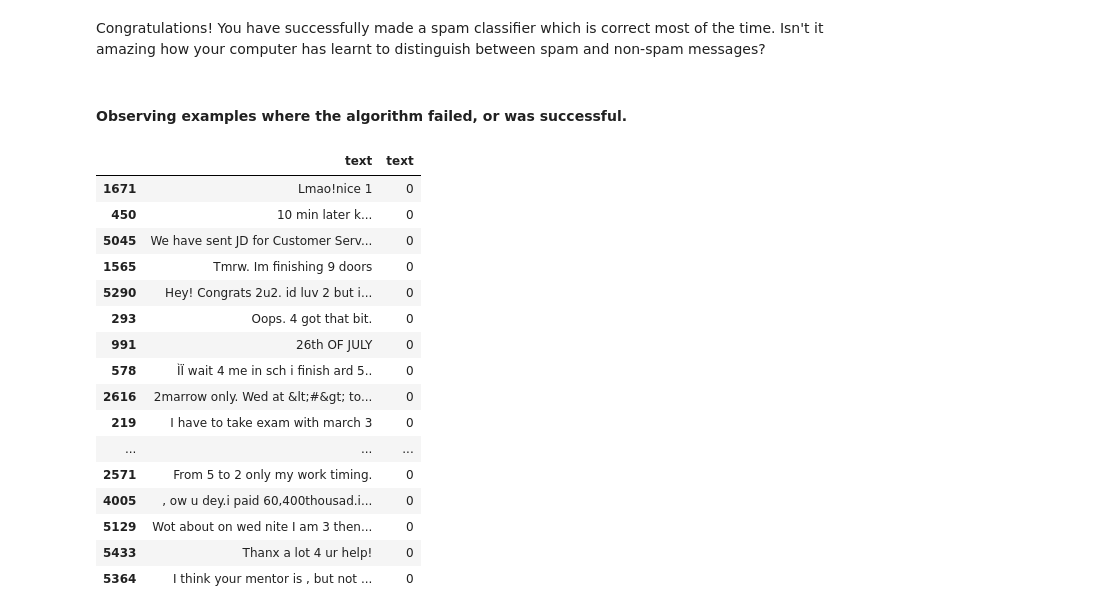
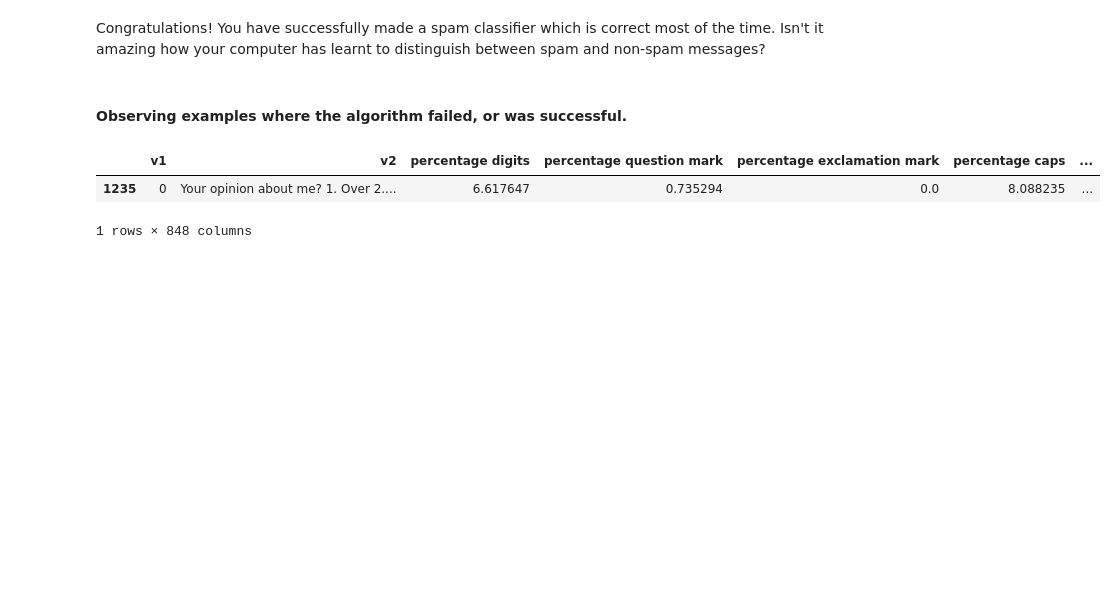
Before and after one commit to COPS-IITBHU/mlss18-assignment2, a Jupyter notebook: Assingment 2.ipynb, the cells around one changed output. Saved outputs shown, nothing was run; the diff lists cells and outputs as text; code cells hidden in the pictures; blank space fills up the shorter version.

```diff
--- a/Assingment 2.ipynb
+++ b/Assingment 2.ipynb
@@ -361,4 +503,6 @@ Similarly extract the target vectors, by assigning `Y` to the `is spam` column.
 # %%
 print("X.shape:", X.shape)
 print("y.shape:", y.shape)
+X=X[0:].fillna(0)
+y=y[0:].fillna(0)
 # %% [output]
@@ -409,0 +621,7 @@ F1 score: 0.9551282051282051
+# %%
+std_clf = make_pipeline(StandardScaler(), PCA(n_components=2), LogisticRegression(C=90))
+std_clf.fit(X_train, y_train)
+pred_test_std = std_clf.predict(X_test)
+print('F1 score:', f1_score(y_cv, std_clf.predict(X_cv)))
+print('\nPrediction accuracy for the standardized test dataset with PCA')
+print('{:.2%}\n'.format(metrics.accuracy_score(y_test, pred_test_std)))
@@ -437,0 +669,8 @@ Print out the classification report and F1 Score as done above.
+# %%
+from sklearn import svm
+clf =svm.SVC(C=1500,kernel='rbf')
+clf = clf.fit(X_train, y_train)
+print(classification_report(y_cv, clf.predict(X_cv), target_names=['ham', 'spam']))
+
+print('F1 score:', f1_score(y_cv, clf.predict(X_cv)))
+print('{:.2%}\n'.format(metrics.accuracy_score(y_cv,clf.predict(X_cv),normalize=True)))
@@ -449,3 +738,4 @@ You can read more about ensembing [here](http://blog.kaggle.com/2016/12/27/a-kag
 # %%
-y_actual = y_test
+y_actual = y_test['v1']
 y_predicted = clf.predict(X_test)
+y_predicted
@@ -472,22 +766,8 @@ Congratulations! You have successfully made a spam classifier which is correct m
 # %% [markdown]
 #### Observing examples where the algorithm failed, or was successful.
 # %%
-df.loc[list(false_positives.index)]['text']
+df.loc[list(false_positives.index)]
 # %% [output]
-|  | text | text |
-| 1671 | Lmao!nice 1 | 0 |
-| 450 | 10 min later k... | 0 |
-| 5045 | We have sent JD for Customer Serv... | 0 |
-| 1565 | Tmrw. Im finishing 9 doors | 0 |
-| 5290 | Hey! Congrats 2u2. id luv 2 but i... | 0 |
-| 293 | Oops. 4 got that bit. | 0 |
-| 991 | 26th OF JULY | 0 |
-| 578 | ÌÏ wait 4 me in sch i finish ard 5.. | 0 |
-| 2616 | 2marrow only. Wed at &lt;#&gt; to... | 0 |
-| 219 | I have to take exam with march 3 | 0 |
-| ... | ... | ... |
-| 2571 | From 5 to 2 only my work timing. | 0 |
-| 4005 | , ow u dey.i paid 60,400thousad.i... | 0 |
-| 5129 | Wot about on wed nite I am 3 then... | 0 |
-| 5433 | Thanx a lot 4 ur help! | 0 |
-| 5364 | I think your mentor is , but not ... | 0 |
+|  | v1 | v2 | percentage digits | percentage question mark | percentage exclamation mark | percentage caps | ... |
+| 1235 | 0 | Your opinion about me? 1. Over 2.... | 6.617647 | 0.735294 | 0.0 | 8.088235 | ... |
+1 rows × 848 columns
```
Also changed, not shown: parts of 57 cells of this notebook, 1 other file.
